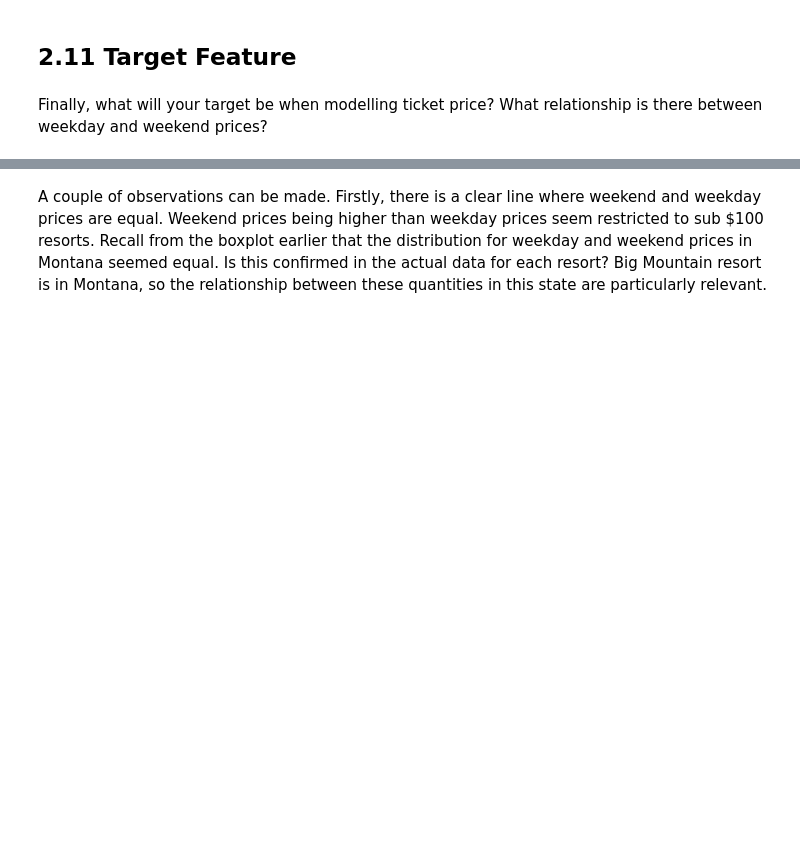
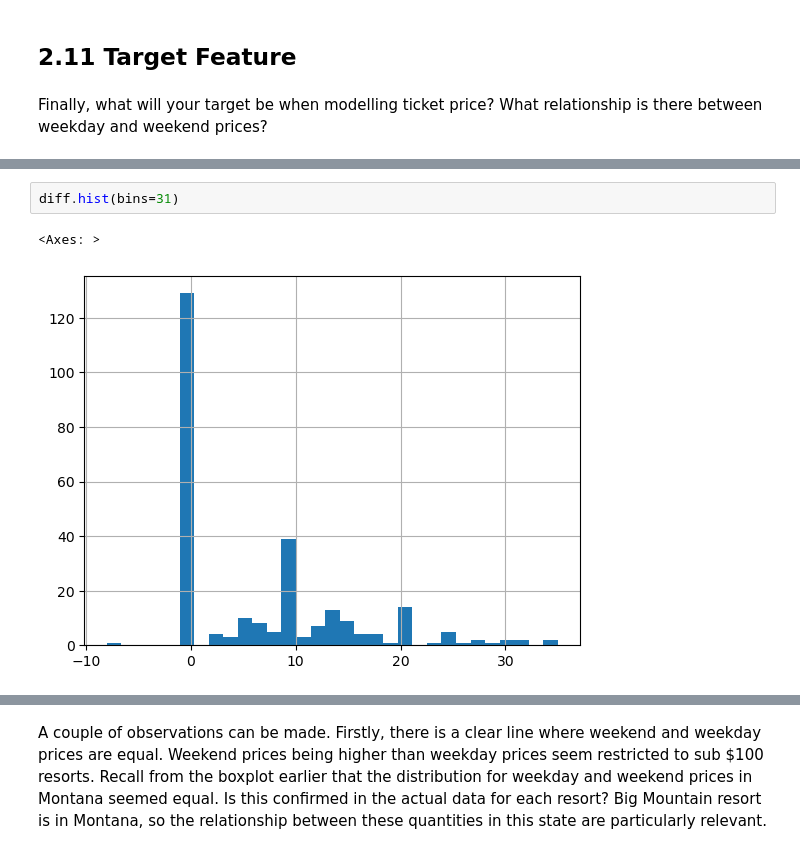
Before and after one commit to darenw/DataScienceGuidedCapstone, a Jupyter notebook: Notebooks/02_data_wrangling.ipynb, the cells around one changed output, grey strips where cells are left out. Drawn from its saved outputs; the diff is of its cells as text; blank space fills up the shorter version.

```diff
--- a/Notebooks/02_data_wrangling.ipynb
+++ b/Notebooks/02_data_wrangling.ipynb
@@ -1148,0 +1171,5 @@ ski_data.___(x=___, y=___, kind=___);
+# %%
+diff.hist(bins=31)
+# %% [output]
+<Axes: >
+[figure, added]
```
Also changed, not shown: parts of 20 cells of this notebook.
